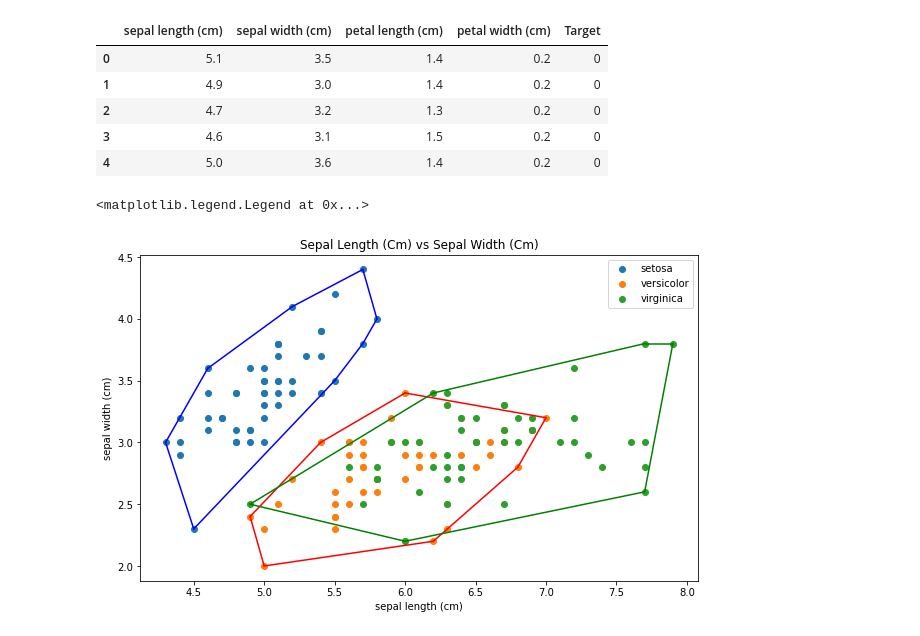
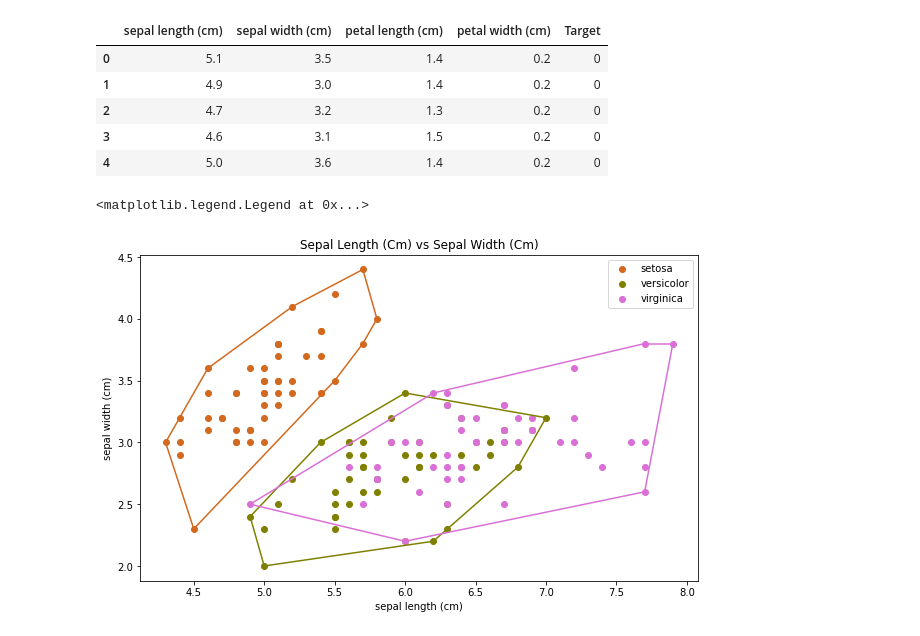
Before and after one commit to FelineJTD/ConvexHull-Library, a Jupyter notebook: src/main.ipynb, the cells around one changed output. Cells and saved outputs as stored; diff of their text form; code cells hidden in the pictures.

```diff
--- a/src/main.ipynb
+++ b/src/main.ipynb
@@ -23,21 +23,21 @@ df.head()
 # %%
 x = 0 # Ubah atribut pertama
 y = 1 # Ubah atribut kedua
 
 plt.figure(figsize = (10, 6))
-colors = ['b','r','g']
+colors = ['chocolate','olive','orchid']
 plt.title(f'{data.feature_names[x].title()} vs {data.feature_names[y].title()}')
 plt.xlabel(data.feature_names[x])
 plt.ylabel(data.feature_names[y])
 for i in range(len(data.target_names)):
   bucket = df[df['Target'] == i]
   bucket = bucket.iloc[:,[x,y]].values
   hull = convexHull(bucket) #hasil implementasi convexHull
   #ConvexHull Divide & Conquer
-  plt.scatter(bucket[:, 0], bucket[:, 1], label=data.target_names[i])
+  plt.scatter(bucket[:, 0], bucket[:, 1], c=colors[i], label=data.target_names[i])
   for j in range (len(hull)-1):
     plt.plot(bucket[[hull[j], hull[j+1]], 0], bucket[[hull[j], hull[j+1]], 1], colors[i])
 plt.legend()
 # %% [output]
 <matplotlib.legend.Legend at 0x...>
-[figure, old version]
+[figure, new version]
```
Also changed, not shown: 4 other files.
